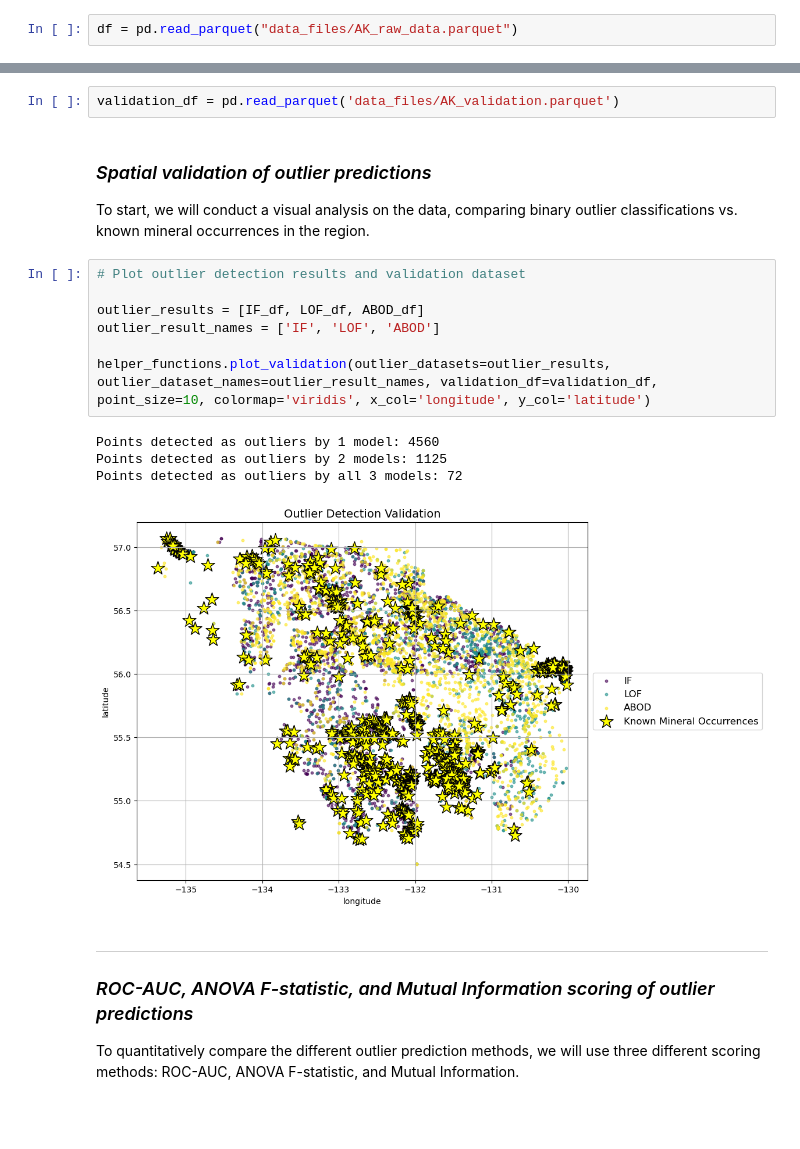
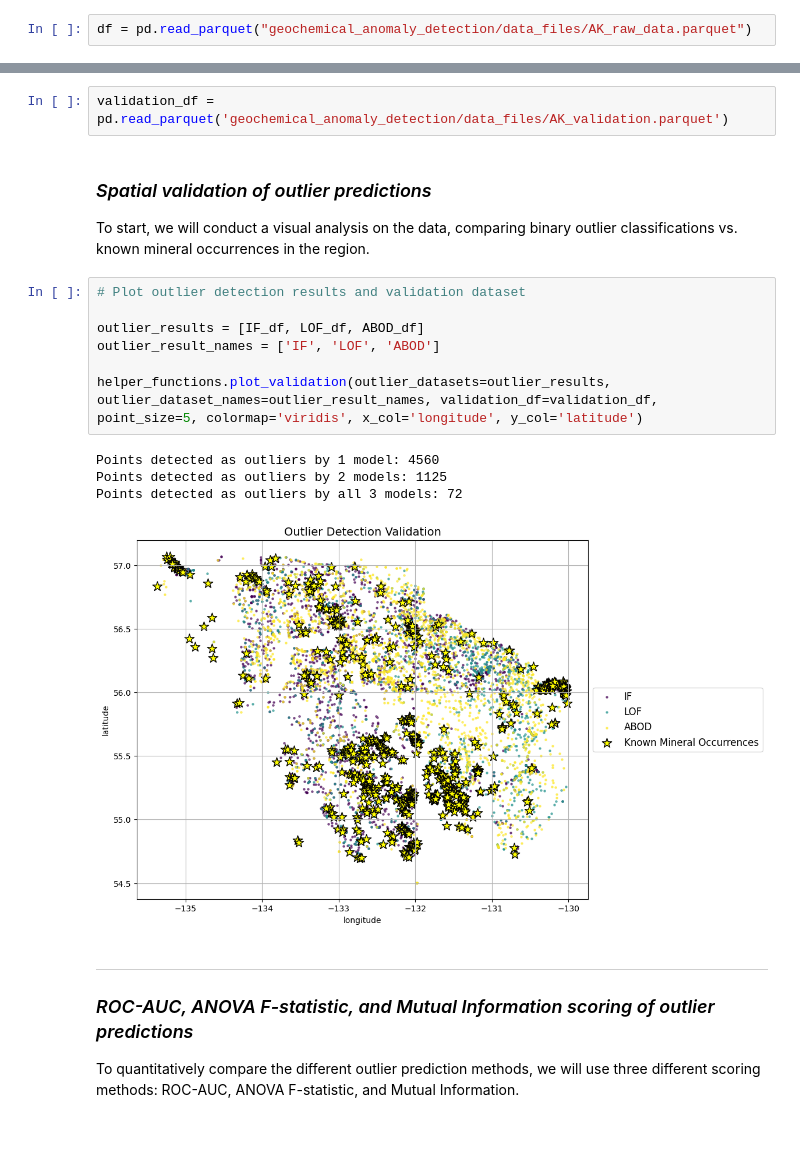
Before and after one commit to gvankeerberghen/geochemical_anomaly_detection, a Jupyter notebook: AK_outlier_detection.ipynb, the cells around one changed output, grey strips where cells are left out. Saved outputs shown, nothing was run; the diff lists cells and outputs as text.

```diff
--- a/AK_outlier_detection.ipynb
+++ b/AK_outlier_detection.ipynb
@@ -32,2 +42,2 @@ NumPy Version: 2.2.2
 # %%
-df = pd.read_parquet("data_files/AK_raw_data.parquet")
+df = pd.read_parquet("geochemical_anomaly_detection/data_files/AK_raw_data.parquet")
@@ -178,7 +193,7 @@ Classified 2869 outliers out of 30112 samples
 
 Multivariate anomaly detection picks up on trends across multiple elements, rather than just single-element variation. As opposed to univariate anomalies that may be attributed to noise, sampling error, or highly-localized trends, multivariate analysis may point towards regions of broader geologic alteration related to mineral deposits. To test this relationship, we will compare outlier predictions from each model against known mineral occurrences in the sampling region.
 # %%
-validation_df = pd.read_parquet('data_files/AK_validation.parquet')
+validation_df = pd.read_parquet('geochemical_anomaly_detection/data_files/AK_validation.parquet')
 # %% [markdown]
 ### *Spatial validation of outlier predictions*
 
@@ -186,15 +201,15 @@ To start, we will conduct a visual analysis on the data, comparing binary outlie
 # %%
 # Plot outlier detection results and validation dataset
 
 outlier_results = [IF_df, LOF_df, ABOD_df]
 outlier_result_names = ['IF', 'LOF', 'ABOD']
 
-helper_functions.plot_validation(outlier_datasets=outlier_results, outlier_dataset_names=outlier_result_names, validation_df=validation_df, point_size=10, colormap='viridis', x_col='longitude', y_col='latitude')
+helper_functions.plot_validation(outlier_datasets=outlier_results, outlier_dataset_names=outlier_result_names, validation_df=validation_df, point_size=5, colormap='viridis', x_col='longitude', y_col='latitude')
 # %% [output]
 Points detected as outliers by 1 model: 4560
 Points detected as outliers by 2 models: 1125
 Points detected as outliers by all 3 models: 72
-[figure, old version]
+[figure, new version]
 # %% [markdown]
 ---
 
```
Also changed, not shown: parts of 10 cells of this notebook.
